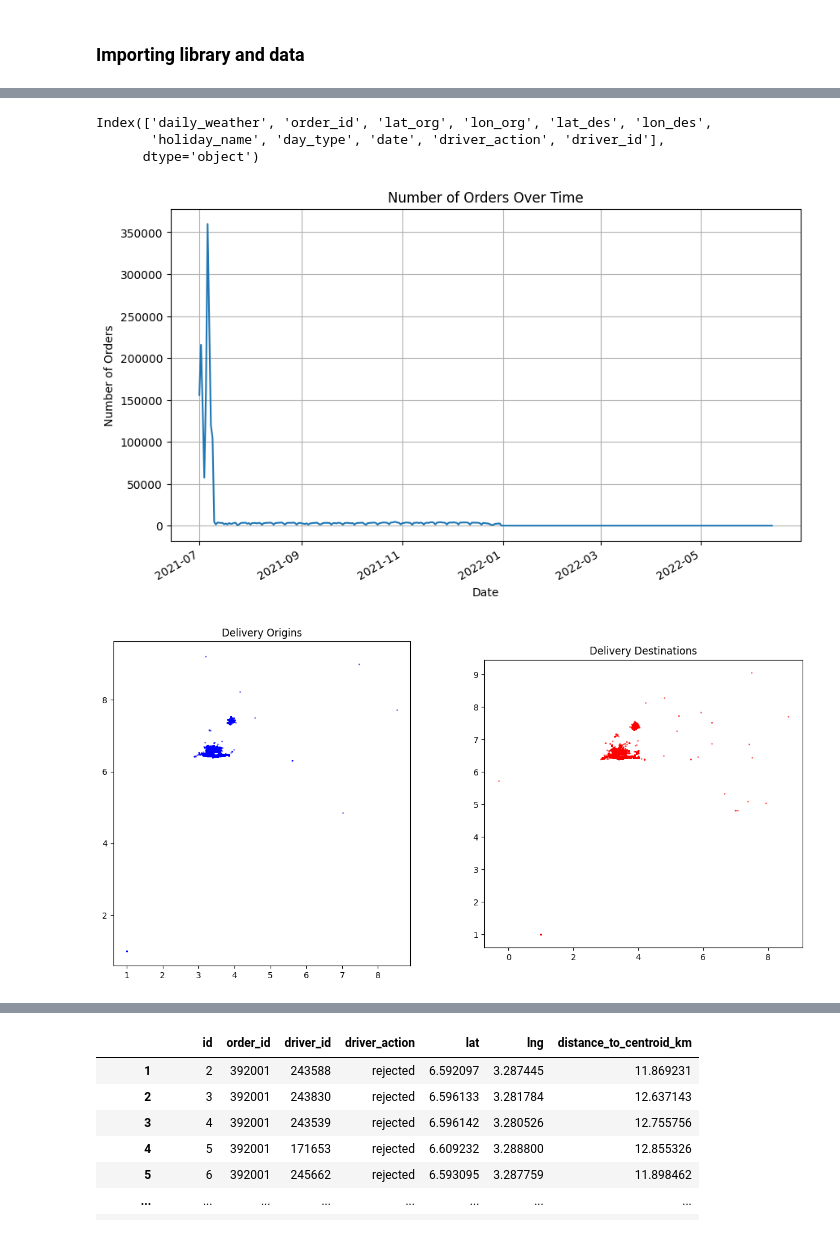
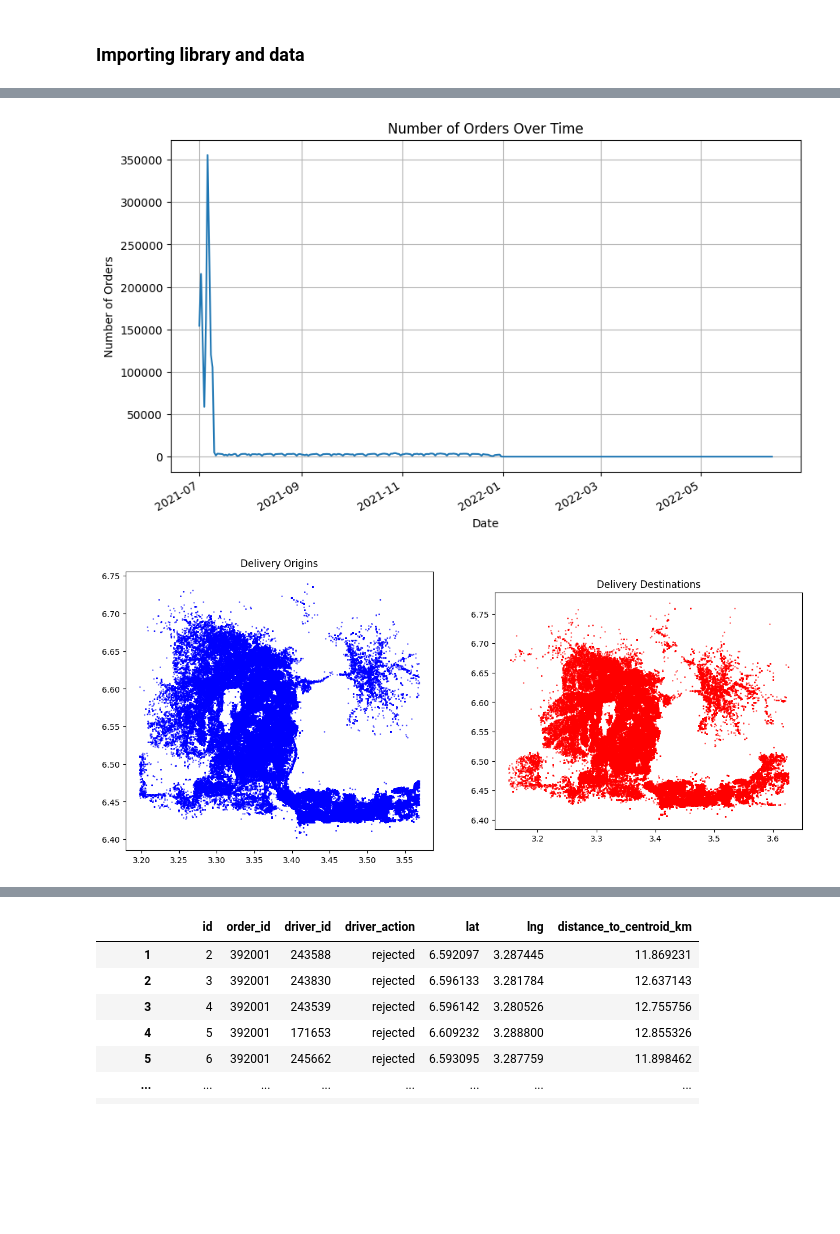
Before and after one commit to JabezETH/Logistic-optimization-Delivery-drivers-location-optimisation-with-Causal-Inference-, a Jupyter notebook: notebooks/data_overview.ipynb, the cells around one changed output, grey strips where cells are left out. Drawn from its saved outputs; the diff is of its cells as text; code cells hidden in the pictures; blank space fills up the shorter version.

Commit message:
updating data overview module

```diff
--- a/notebooks/data_overview.ipynb
+++ b/notebooks/data_overview.ipynb
@@ -6,7 +14,3 @@ import matplotlib.pyplot as plt
 # %%
 # Importing the data
-df_accepted = pd.read_csv('/home/jabez/Documents/week_8/Logistic-optimization-Delivery-drivers-location-optimisation-with-Causal-Inference-/data/df_trip_processed.csv')
-df_rejected = pd.read_csv('/home/jabez/Documents/week_8/Logistic-optimization-Delivery-drivers-location-optimisation-with-Causal-Inference-/data/rejected.csv')
-df_accepted = df_accepted.drop(columns=['Unnamed: 0'])
-df_rejected = df_rejected.drop(columns=['Unnamed: 0'])
-df_accepted[df_accepted['day_type']=='weekend']
+df= pd.read_csv('/home/jabez/Documents/week_8/Logistic-optimization-Delivery-drivers-location-optimisation-with-Causal-Inference-/data/df_with_added_features.csv')
@@ -62,15 +17,8 @@ df_concatenated.rename(columns={'icon': 'daily_weather'}, inplace=True)
-# %%
-
-df_concatenated.columns
-# %% [output]
-Index(['daily_weather', 'order_id', 'lat_org', 'lon_org', 'lat_des', 'lon_des',
-       'holiday_name', 'day_type', 'date', 'driver_action', 'driver_id'],
-      dtype='object')
 # %%
-df_concatenated['date'] = pd.to_datetime(df_concatenated['date'])
+df['date'] = pd.to_datetime(df['date'])
 
 # Group by date and count orders
-orders_over_time = df_concatenated.groupby('date').size()
+orders_over_time = df.groupby('date').size()
 
 # Plot
 plt.figure(figsize=(10, 6))
@@ -81,24 +29,19 @@ plt.ylabel('Number of Orders')
 plt.grid(True)
 plt.show()
 # %% [output]
-[figure, old version]
+[figure, new version]
 # %%
-import geopandas as gpd
-import matplotlib.pyplot as plt
-
-# Sample data loading
-# df_concatenated = pd.read_csv('your_data.csv')
 
 # Create GeoDataFrame for origins and destinations
-gdf_orig = gpd.GeoDataFrame(df_concatenated, geometry=gpd.points_from_xy(df_concatenated.lon_org, df_concatenated.lat_org))
-gdf_dest = gpd.GeoDataFrame(df_concatenated, geometry=gpd.points_from_xy(df_concatenated.lon_des, df_concatenated.lat_des))
+gdf_orig = gpd.GeoDataFrame(df, geometry=gpd.points_from_xy(df.lon_org, df.lat_org))
+gdf_dest = gpd.GeoDataFrame(df, geometry=gpd.points_from_xy(df.lon_des, df.lat_des))
 
 # Plot
 fig, ax = plt.subplots(1, 2, figsize=(15, 7))
 gdf_orig.plot(ax=ax[0], markersize=1, color='blue', alpha=0.5)
 gdf_dest.plot(ax=ax[1], markersize=1, color='red', alpha=0.5)
 ax[0].set_title('Delivery Origins')
 ax[1].set_title('Delivery Destinations')
 plt.show()
 # %% [output]
-[figure, old version]
+[figure, new version]
```
Also changed, not shown: parts of 44 cells of this notebook, 3 other files.
